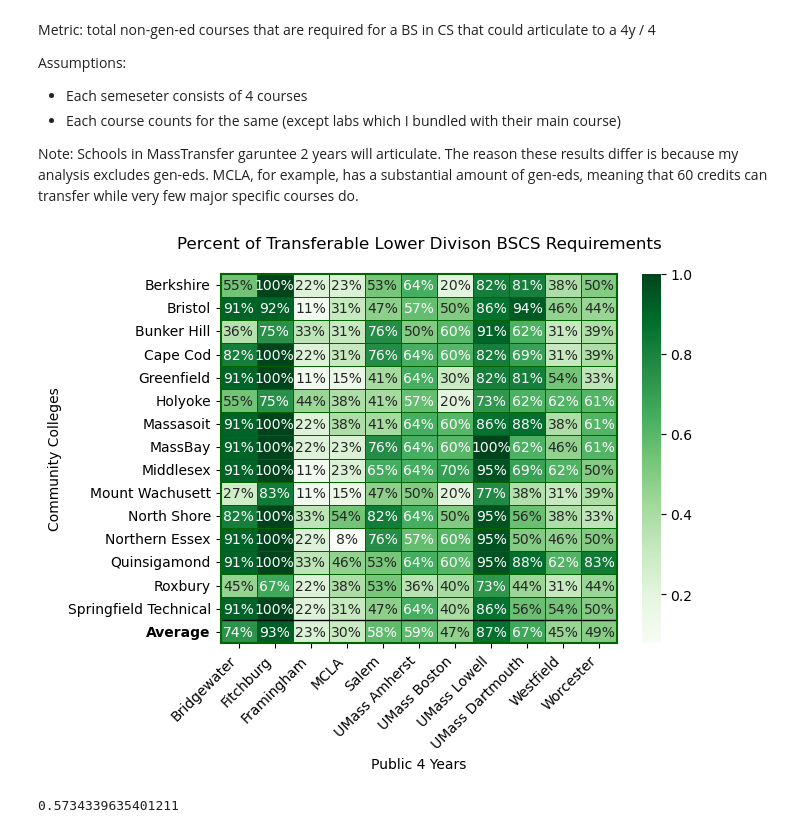
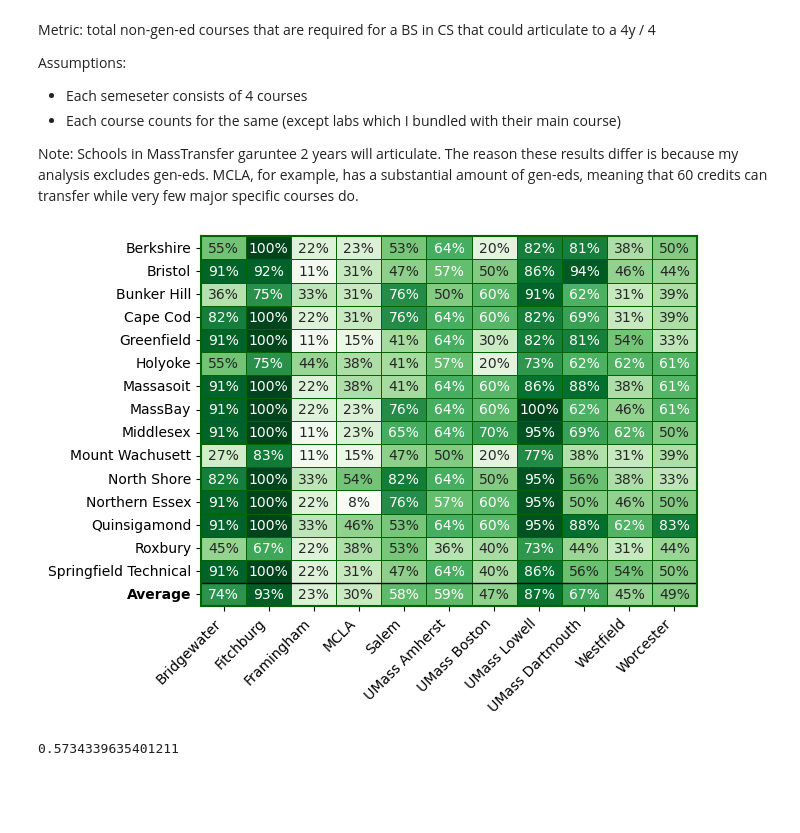
Before and after one commit to rfbaylon/CIC-CC-Paper, a Jupyter notebook: heatmap.ipynb, the cells around one changed output. Drawn from its saved outputs; the diff is of its cells as text; code cells hidden in the pictures; blank space fills up the shorter version.

```diff
--- a/heatmap.ipynb
+++ b/heatmap.ipynb
@@ -20,7 +20,7 @@ import pandas as pd
 import seaborn as sns
 import matplotlib.pyplot as plt
 
-RAW_ALL = "Four-Year Heatmap.xlsx"
+RAW_ALL = "Four Year Heatmap.xlsx"
 # RAW_CS = "CS Mass Heatmap.xlsx"
 UNI_LIST = ['Bridgewater', 'Fitchburg', 'Framingham', 'MCLA', 'Salem', 'UMass Amherst', 'UMass Boston', 'UMass Lowell', 'UMass Dartmouth', 'Westfield', 'Worcester']
 # %%
@@ -40,11 +40,10 @@ def make_df(data, title):
 
     return df
 # %%
-def make_pct_heat(df, title, filename):
+def make_pct_heat(df, filename):
     no_total = df.copy().drop('Total', axis=0)
     no_total.loc['Average'] = no_total.mean()
-    ax = sns.heatmap(no_total, fmt='.0%', annot=True, cmap='Greens', vmax=1, linewidths=.5, linecolor='darkgreen')
-
+    ax = sns.heatmap(no_total, fmt='.0%', annot=True, cmap='Greens', vmax=1, linewidths=.5, linecolor='darkgreen', cbar=False)
     n_rows = len(no_total)
 
     # Thin separator above the Average row
@@ -62,17 +61,16 @@ def make_pct_heat(df, title, filename):
         spine.set_edgecolor('darkgreen')
 
     plt.setp(ax.get_xticklabels(), rotation=45, ha='right')
-    plt.title(f'{title}\n')
-    plt.ylabel('Community Colleges')
-    plt.xlabel('Public 4 Years')
+    # plt.ylabel('Community Colleges')
+    # plt.xlabel('Public 4-Years')
     plt.savefig(f'images/{filename}.png', bbox_inches='tight')
     plt.show()
 # %%
 lower_df = make_df(RAW_ALL, 'Lower')
-make_pct_heat(lower_df, 'Percent of Transferable Lower Divison BSCS Requirements', 'lowdiv_heatmap')
+make_pct_heat(lower_df, 'lowdiv_heatmap')
 #make_sem_heat(lower_df, 'Total Lower Division Semesters that Articulate From Community Colleges')
 # %% [output]
-[figure, old version]
+[figure, new version]
 # %%
 lower_df.drop('Total', axis=0).stack().mean()
 # %% [output]
```
Also changed, not shown: parts of 1 cell of this notebook, 12 other files.
